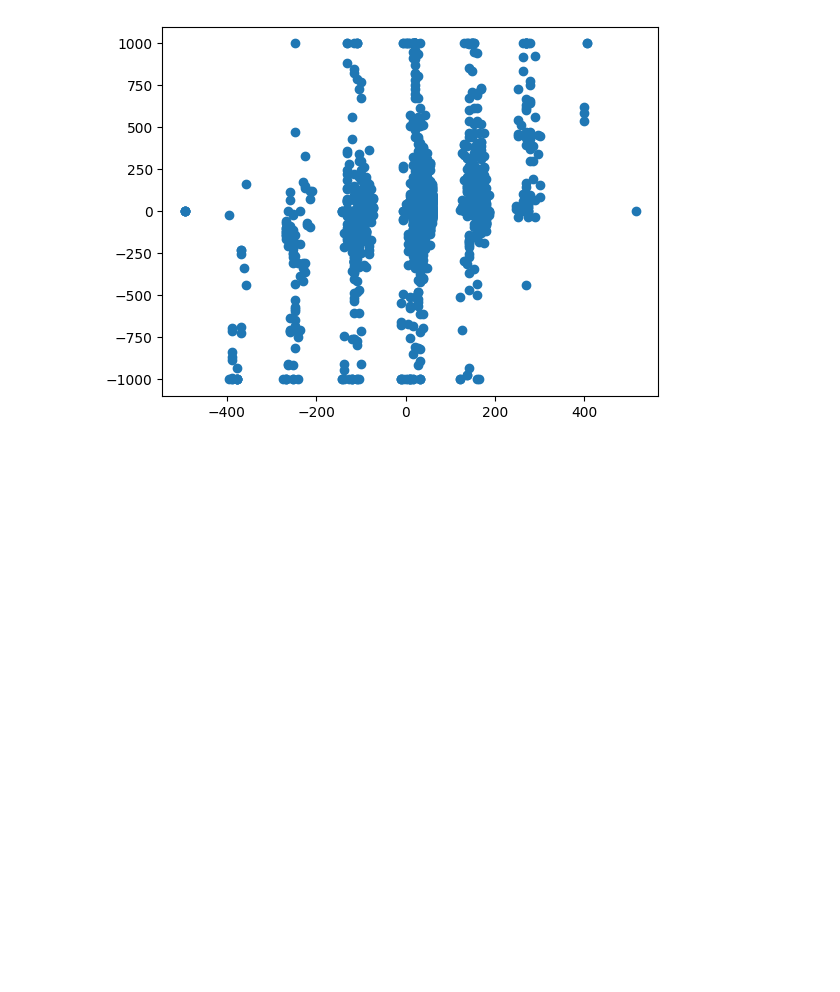
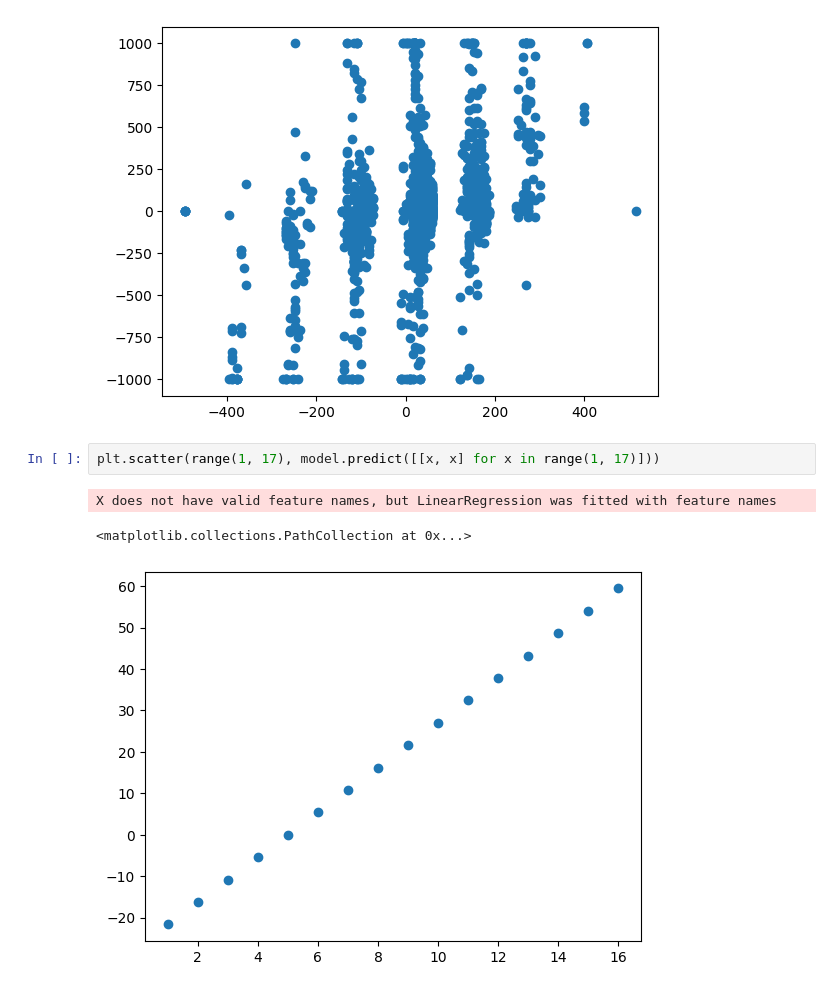
Before and after one commit to NatanSisoev/Chess-ML-Evaluator, a Jupyter notebook: main.ipynb, the cells around one changed output. Cells and saved outputs as stored; diff of their text form; blank space fills up the shorter version.

```diff
--- a/main.ipynb
+++ b/main.ipynb
@@ -112,3 +233,9 @@ Sign accuracy: 0.6625
 Positive sign recall: 0.8629032258064516
 Negative sign recall: 0.3355263157894737
 [figure]
+# %%
+plt.scatter(range(1, 17), model.predict([[x, x] for x in range(1, 17)]))
+# %% [output]
+X does not have valid feature names, but LinearRegression was fitted with feature names
+<matplotlib.collections.PathCollection at 0x...>
+[figure, added]
```
Also changed, not shown: parts of 26 cells of this notebook.
